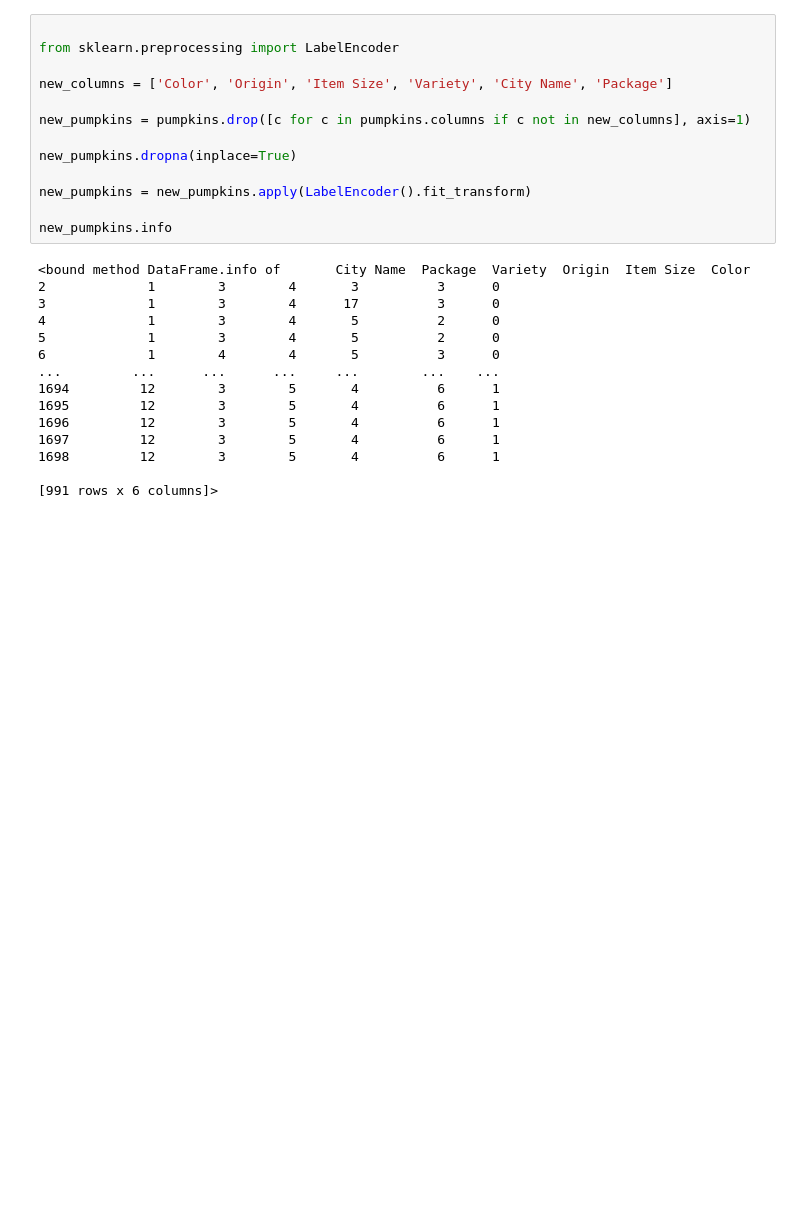
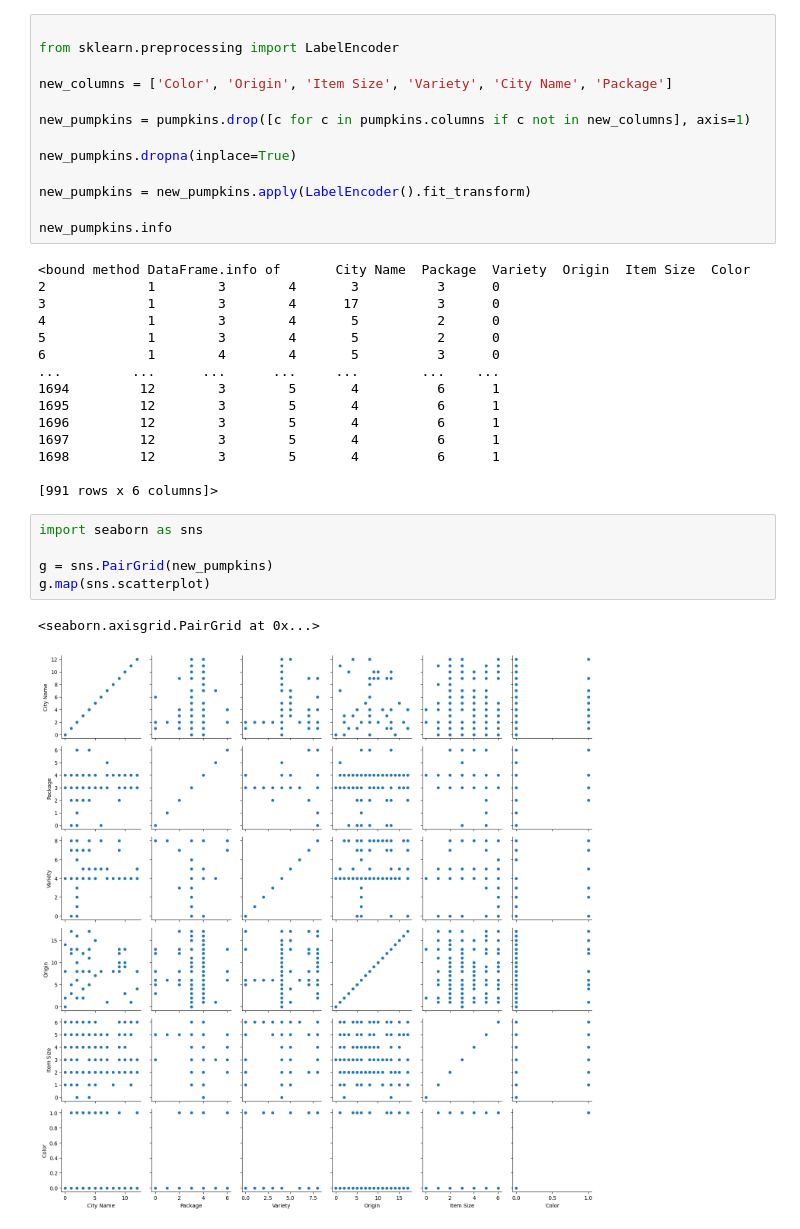
Before and after one commit to trickyrat/ml-tutorials, a Jupyter notebook: regression/logistic_regression.ipynb, the cells around one changed output. Cells and saved outputs as stored; diff of their text form; blank space fills up the shorter version.

Commit message:
add seaborn chart

```diff
--- a/regression/logistic_regression.ipynb
+++ b/regression/logistic_regression.ipynb
@@ -29,3 +41,11 @@ new_pumpkins.info
 1698         12        3        5       4          6      1
 
 [991 rows x 6 columns]>
+# %%
+import seaborn as sns
+
+g = sns.PairGrid(new_pumpkins)
+g.map(sns.scatterplot)
+# %% [output]
+<seaborn.axisgrid.PairGrid at 0x...>
+[figure, added]
```
Also changed, not shown: parts of 1 cell of this notebook.
